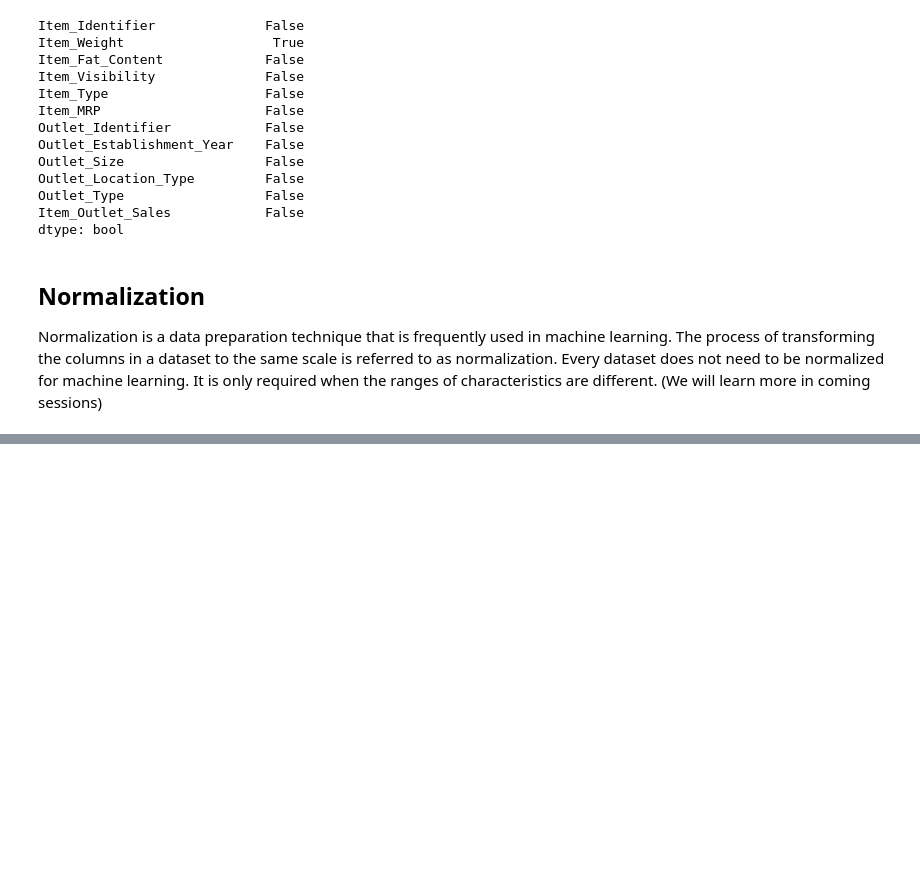
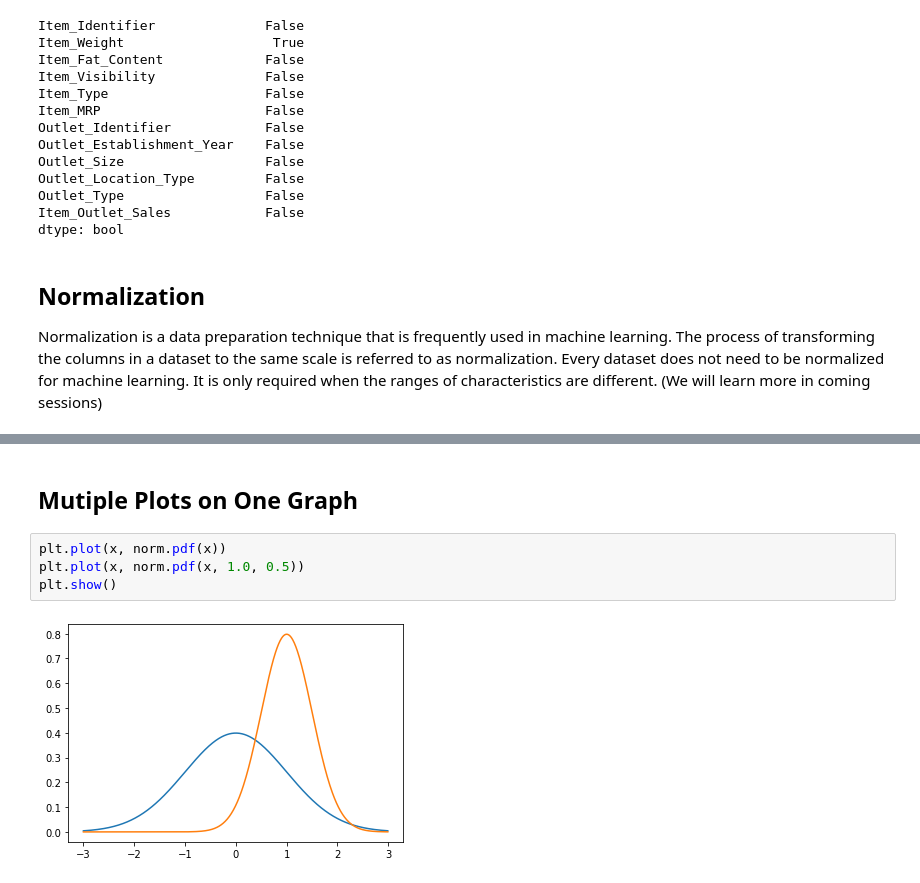
Before and after one commit to acmbpdc/ml-bootcamp-2023, a Jupyter notebook: docs/01-data-preprocessing/docs.ipynb, the cells around one changed output, grey strips where cells are left out. Cells and saved outputs as stored; diff of their text form; blank space fills up the shorter version.

```diff
--- a/docs/01-data-preprocessing/docs.ipynb
+++ b/docs/01-data-preprocessing/docs.ipynb
@@ -461,0 +510,8 @@ Normalization is a data preparation technique that is frequently used in machine
+# %% [markdown]
+## Mutiple Plots on One Graph
+# %%
+plt.plot(x, norm.pdf(x))
+plt.plot(x, norm.pdf(x, 1.0, 0.5))
+plt.show()
+# %% [output]
+[figure, added]
```
Also changed, not shown: parts of 82 cells of this notebook, 1 other file.
